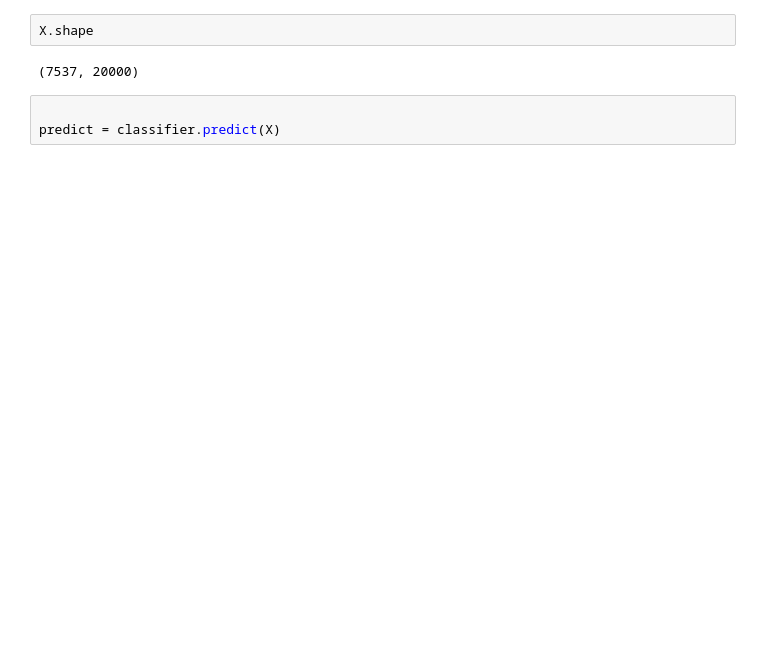
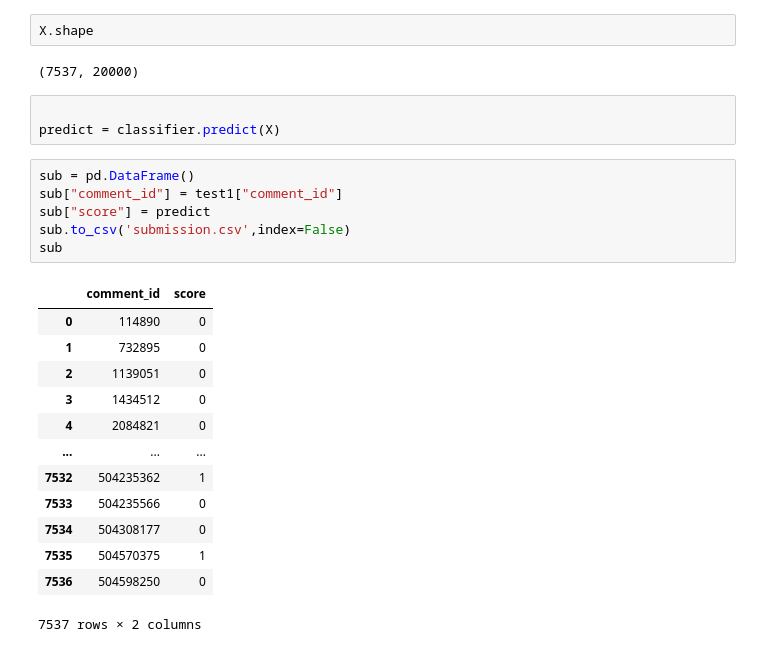
Before and after one commit to akshay0091/toxic-comment-classification, a Jupyter notebook: toxic-comment-classification.ipynb, the cells around one changed output. Drawn from its saved outputs; the diff is of its cells as text; blank space fills up the shorter version.

Commit message:
Kaggle Notebook | toxic comment classification | Version 8

```diff
--- a/toxic-comment-classification.ipynb
+++ b/toxic-comment-classification.ipynb
@@ -374,3 +372,23 @@ X.shape
 # %%
 
 predict = classifier.predict(X)
+# %%
+sub = pd.DataFrame()
+sub["comment_id"] = test1["comment_id"]
+sub["score"] = predict
+sub.to_csv('submission.csv',index=False)
+sub
+# %% [output]
+|  | comment_id | score |
+| 0 | 114890 | 0 |
+| 1 | 732895 | 0 |
+| 2 | 1139051 | 0 |
+| 3 | 1434512 | 0 |
+| 4 | 2084821 | 0 |
+| ... | ... | ... |
+| 7532 | 504235362 | 1 |
+| 7533 | 504235566 | 0 |
+| 7534 | 504308177 | 0 |
+| 7535 | 504570375 | 1 |
+| 7536 | 504598250 | 0 |
+7537 rows × 2 columns
```
Also changed, not shown: parts of 7 cells of this notebook.
